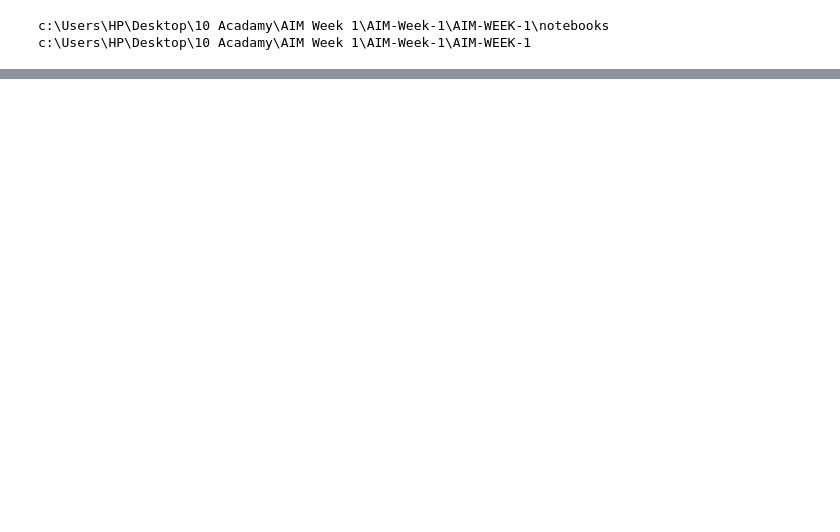
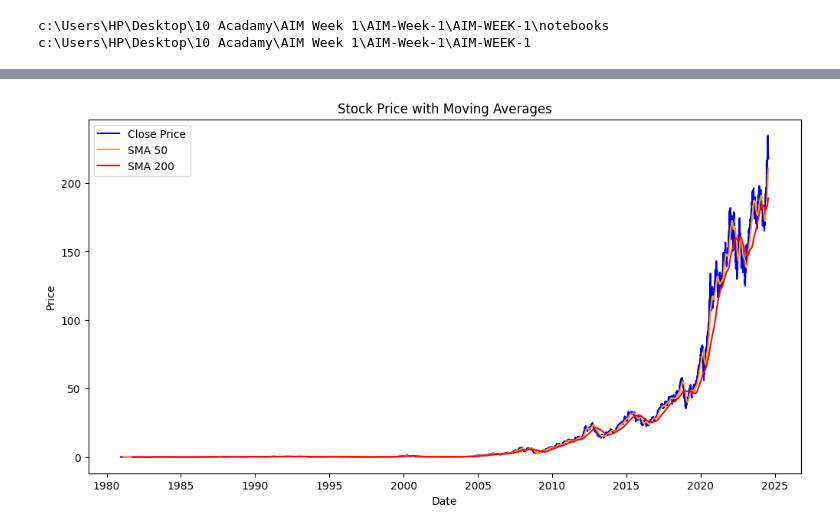
Before and after one commit to malzbanker/AIM-WEEK-1, a Jupyter notebook: notebooks/financial_analysis.ipynb, the cells around one changed output, grey strips where cells are left out. Cells and saved outputs as stored; diff of their text form; code cells hidden in the pictures; blank space fills up the shorter version.

```diff
--- a/notebooks/financial_analysis.ipynb
+++ b/notebooks/financial_analysis.ipynb
@@ -85,0 +24,9 @@ portfolio_returns,portfolio_volatility,sharpe_ratio=analyzer.calculate_portfolio
+# %%
+#read and print stovk tickers
+data=pd.read_csv("../data/AAPL_historical_data.csv",parse_dates=["Date"])
+# Ensure data has required columns
+print(data.head())
+print(data.info())
+
+# Sorting the data by Date for consistency
+data = data.sort_values(by="Date", ascending=True).reset_index(drop=True)
@@ -85,0 +51,8 @@ portfolio_returns,portfolio_volatility,sharpe_ratio=analyzer.calculate_portfolio
+# %%
+# Simple Moving Averages (SMA) and Exponential Moving Averages (EMA)
+data['SMA_50'] = ta.SMA(data['Close'], timeperiod=50)
+data['SMA_200'] = ta.SMA(data['Close'], timeperiod=200)
+data['EMA_50'] = ta.EMA(data['Close'], timeperiod=50)
+# %%
+# Calculate RSI (14-period)
+data['RSI_14'] = ta.RSI(data['Close'], timeperiod=14)
@@ -85,0 +91,13 @@ portfolio_returns,portfolio_volatility,sharpe_ratio=analyzer.calculate_portfolio
+# %%
+#Price Chart with SMA and EMA
+plt.figure(figsize=(12, 6))
+plt.plot(data['Date'], data['Close'], label="Close Price", color='blue')
+plt.plot(data['Date'], data['SMA_50'], label="SMA 50", color='orange')
+plt.plot(data['Date'], data['SMA_200'], label="SMA 200", color='red')
+plt.title("Stock Price with Moving Averages")
+plt.xlabel("Date")
+plt.ylabel("Price")
+plt.legend()
+plt.show()
+# %% [output]
+[figure, added]
```
Also changed, not shown: parts of 22 cells of this notebook, 1 other file.
